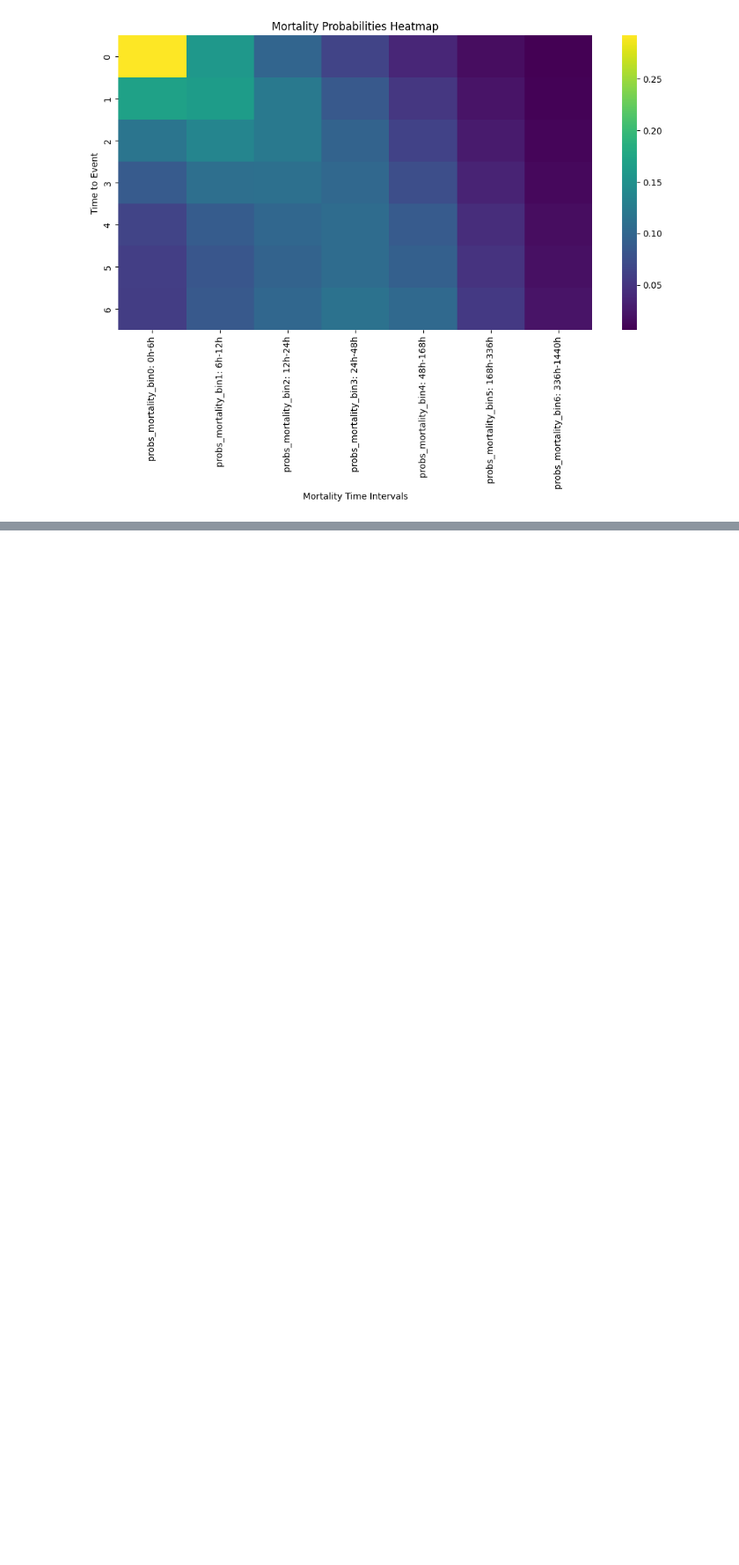
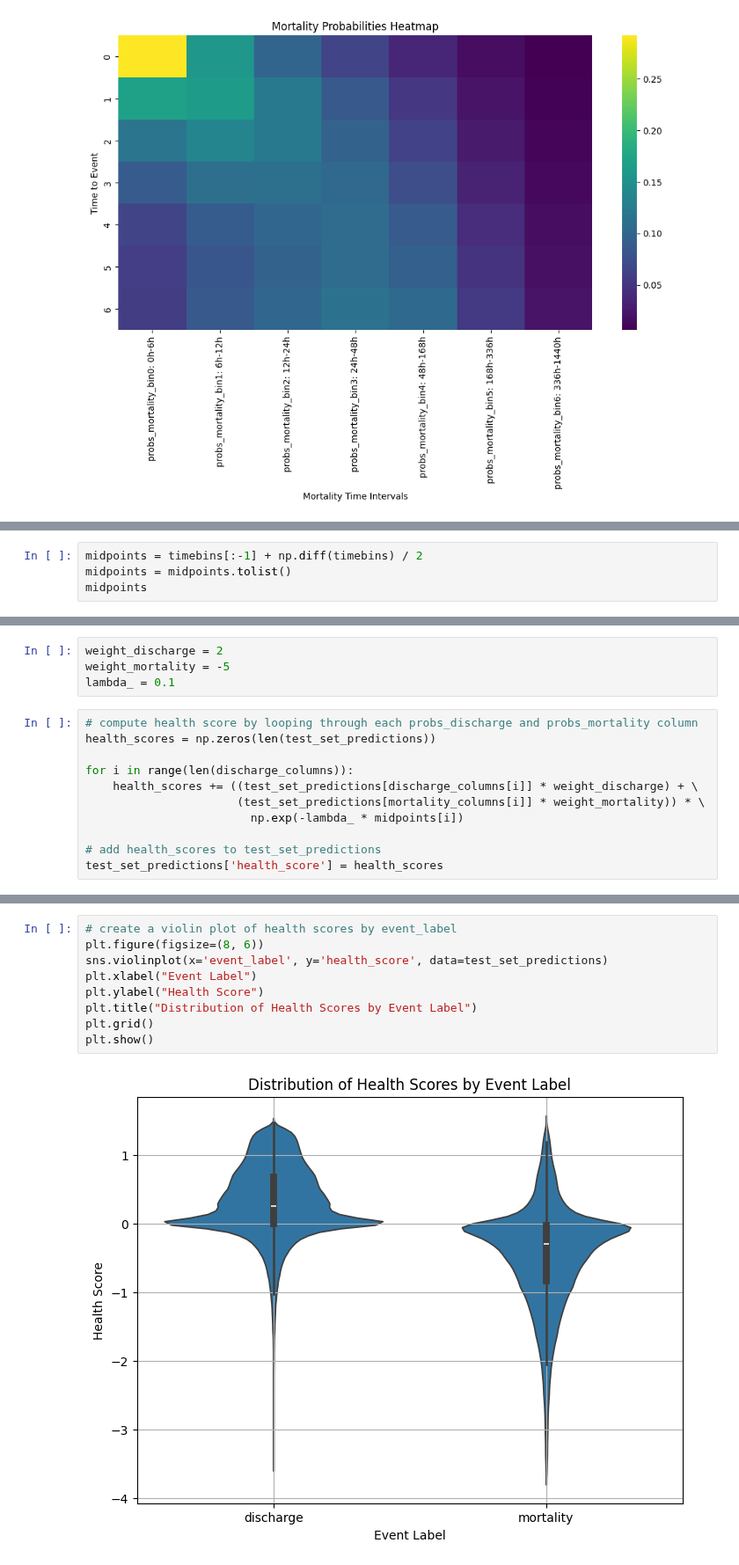
Before and after one commit to jakeormond/ai_clinician_pediatric_rl, a Jupyter notebook: src/analyse_results/examine_dynamic_deephit_results.ipynb, the cells around one changed output, grey strips where cells are left out. Shown at 88% size. Cells and saved outputs as stored; diff of their text form; blank space fills up the shorter version.

```diff
--- a/src/analyse_results/examine_dynamic_deephit_results.ipynb
+++ b/src/analyse_results/examine_dynamic_deephit_results.ipynb
@@ -176,0 +409,4 @@ plt.show()
+# %%
+midpoints = timebins[:-1] + np.diff(timebins) / 2
+midpoints = midpoints.tolist()
+midpoints
@@ -176,0 +415,15 @@ plt.show()
+# %%
+weight_discharge = 2
+weight_mortality = -5
+lambda_ = 0.1
+# %%
+# compute health score by looping through each probs_discharge and probs_mortality column
+health_scores = np.zeros(len(test_set_predictions))
+
+for i in range(len(discharge_columns)):
+    health_scores += ((test_set_predictions[discharge_columns[i]] * weight_discharge) + \
+                      (test_set_predictions[mortality_columns[i]] * weight_mortality)) * \
+                        np.exp(-lambda_ * midpoints[i])
+
+# add health_scores to test_set_predictions
+test_set_predictions['health_score'] = health_scores
@@ -176,0 +439,11 @@ plt.show()
+# %%
+# create a violin plot of health scores by event_label
+plt.figure(figsize=(8, 6))
+sns.violinplot(x='event_label', y='health_score', data=test_set_predictions)
+plt.xlabel("Event Label")
+plt.ylabel("Health Score")
+plt.title("Distribution of Health Scores by Event Label")
+plt.grid()
+plt.show()
+# %% [output]
+[figure, added]
```
Also changed, not shown: parts of 15 cells of this notebook.
